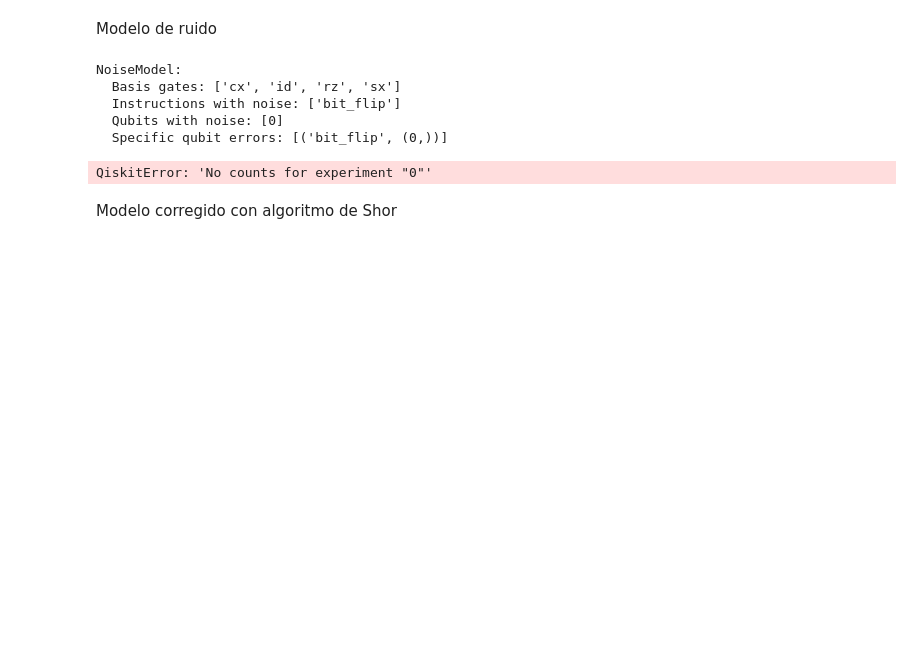
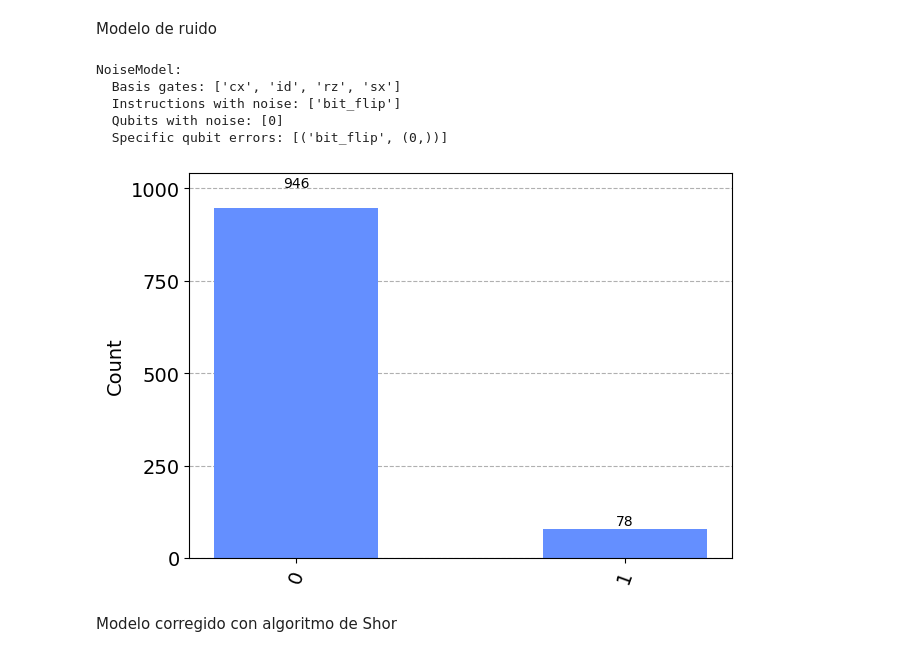
Before and after one commit to mikealiende/Laboratorio-3-Informacion-Cuantica, a Jupyter notebook: laboratorio-3.ipynb, the cells around one changed output. Cells and saved outputs as stored; diff of their text form; code cells hidden in the pictures; blank space fills up the shorter version.

```diff
--- a/laboratorio-3.ipynb
+++ b/laboratorio-3.ipynb
@@ -27,18 +27,21 @@ NoiseModel:
   Qubits with noise: [0]
   Specific qubit errors: [('bit_flip', (0,))]
 # %%
-simulator_test= AerSimulator(noise_model = noise_model)
+device_backend = FakeVigo()
+sim_vigo = AerSimulator.from_backend(device_backend)
+# Transpile the circuit for the noisy basis gates
 
 q_test = QuantumRegister(1, 'q_test')
 c_test = ClassicalRegister(1, 'c_test')
+circuit_test = QuantumCircuit(q_test,c_test)
+circuit_test.measure(q_test[0], c_test[0])
 
-circuit_test = QuantumCircuit(q_test,c_test)
-circuit_test_ruido = transpile(circuit_test, simulator_test)
-
-counts_test = simulator_test.run(circuit_test_ruido, shots=1024).result().get_counts()
-plot_histogram(counts_test)
+circuit_test_ruido = transpile(circuit_test, sim_vigo)
+result_noise = sim_vigo.run(circuit_test_ruido).result()
+counts_noise = result_noise.get_counts(0)
+plot_histogram(counts_noise)
 # %% [output]
-QiskitError: 'No counts for experiment "0"'
+[figure, added]
 # %% [markdown]
 Modelo corregido con algoritmo de Shor
 # %%
```
Also changed, not shown: parts of 2 cells of this notebook, 2 other files.
